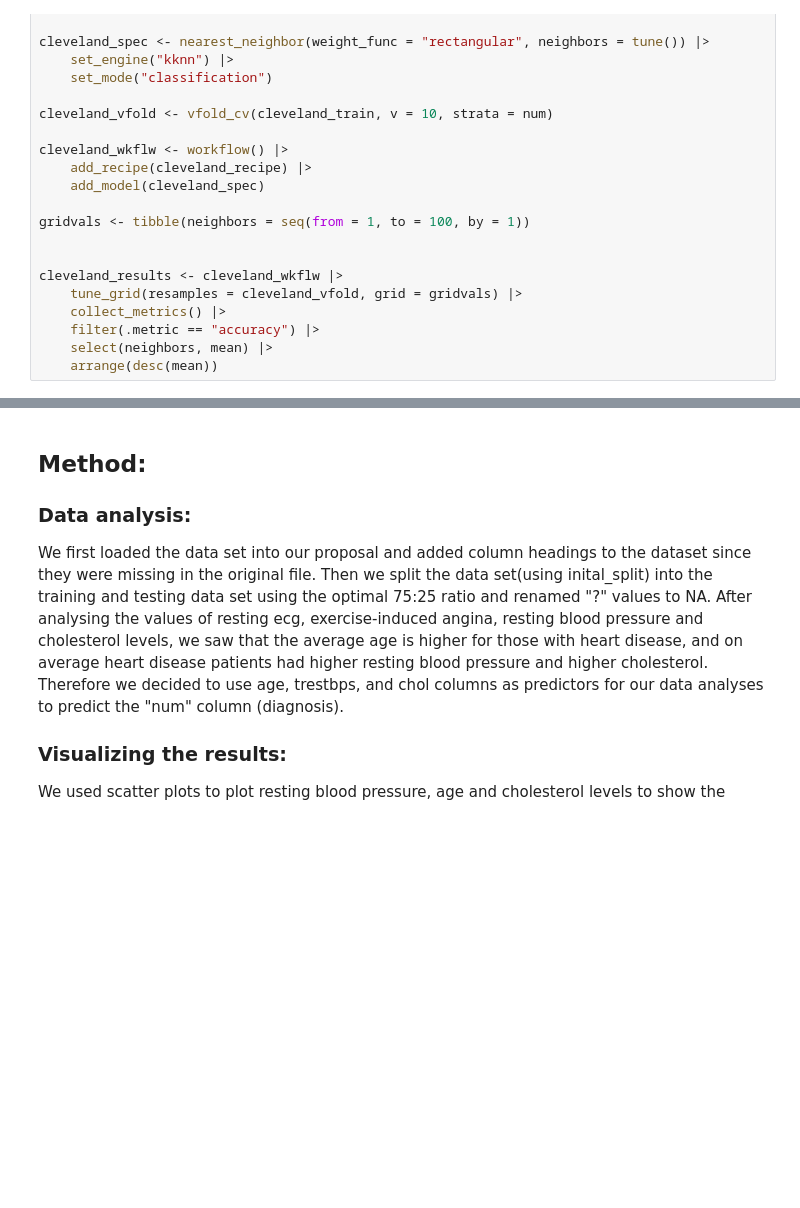
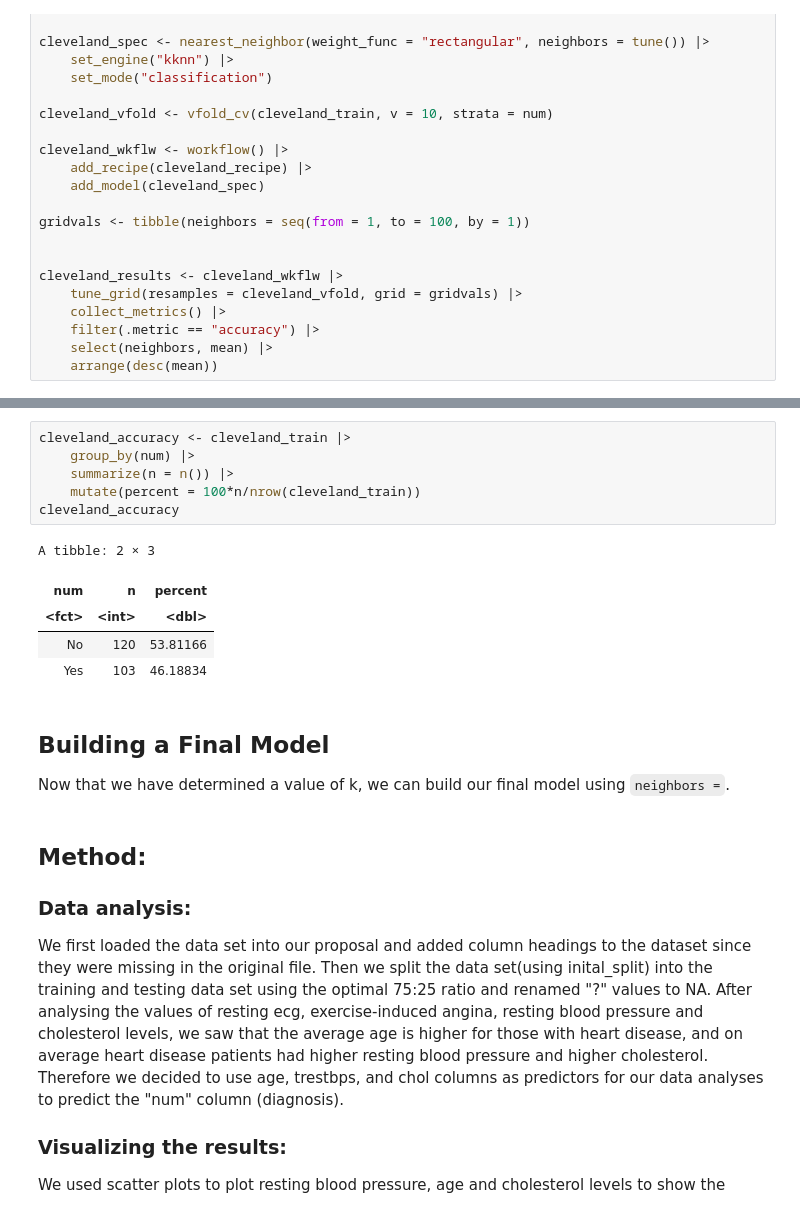
Before and after one commit to Clarique/DSCI-100-Project, a Jupyter notebook: DSCI 100- Project Report.ipynb, the cells around one changed output, grey strips where cells are left out. Saved outputs shown, nothing was run; the diff lists cells and outputs as text; blank space fills up the shorter version.

Commit message:
Compared Model

```diff
--- a/DSCI 100- Project Report.ipynb
+++ b/DSCI 100- Project Report.ipynb
@@ -204,3 +225,18 @@ A tibble: 100 × 2
+# %%
+cleveland_accuracy <- cleveland_train |>
+    group_by(num) |>
+    summarize(n = n()) |>
+    mutate(percent = 100*n/nrow(cleveland_train))
+cleveland_accuracy
+# %% [output]
+A tibble: 2 × 3
+| num | n | percent |
+| <fct> | <int> | <dbl> |
+| No | 120 | 53.81166 |
+| Yes | 103 | 46.18834 |
+# %% [markdown]
+## Building a Final Model ##
+Now that we have determined a value of k, we can build our final model using `neighbors =`.
 # %% [markdown]
 ## Method:
 ### Data analysis:
```
Also changed, not shown: parts of 7 cells of this notebook.
